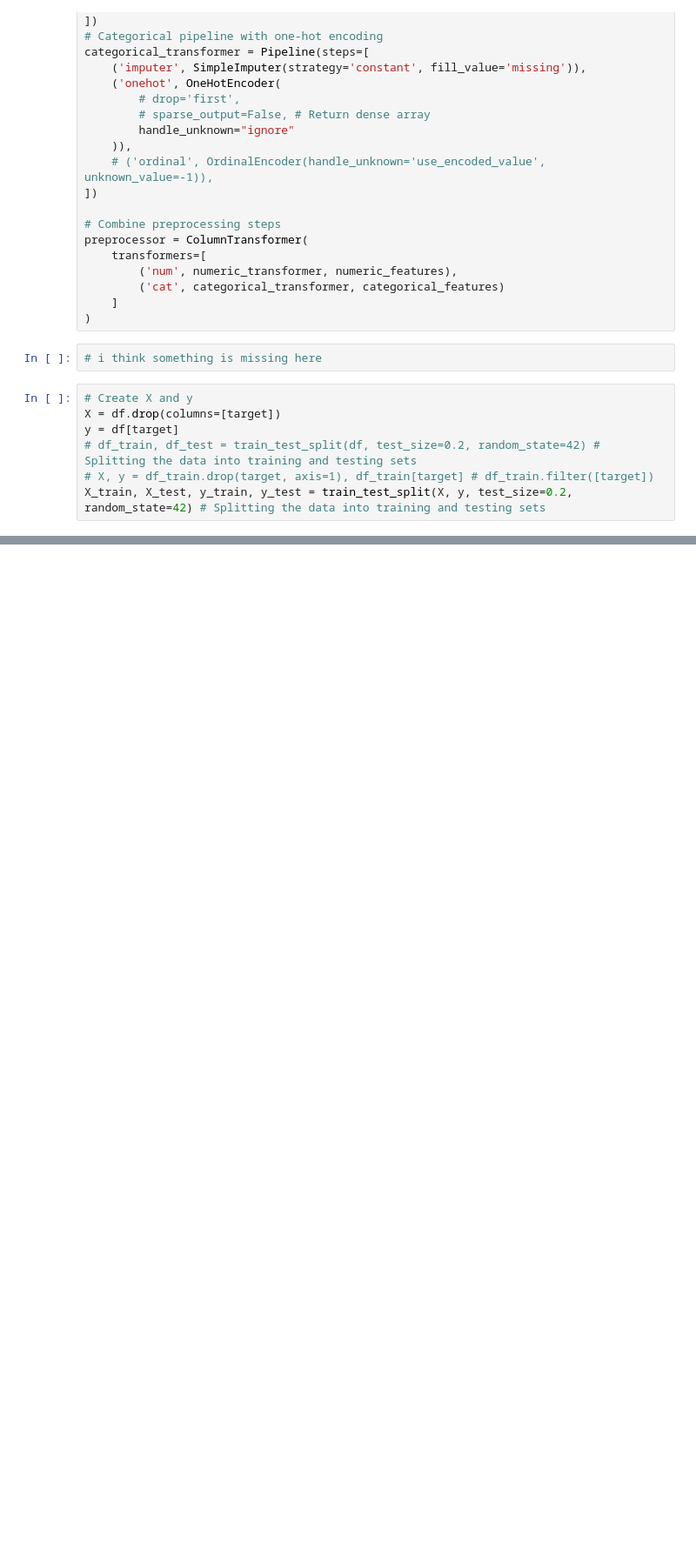
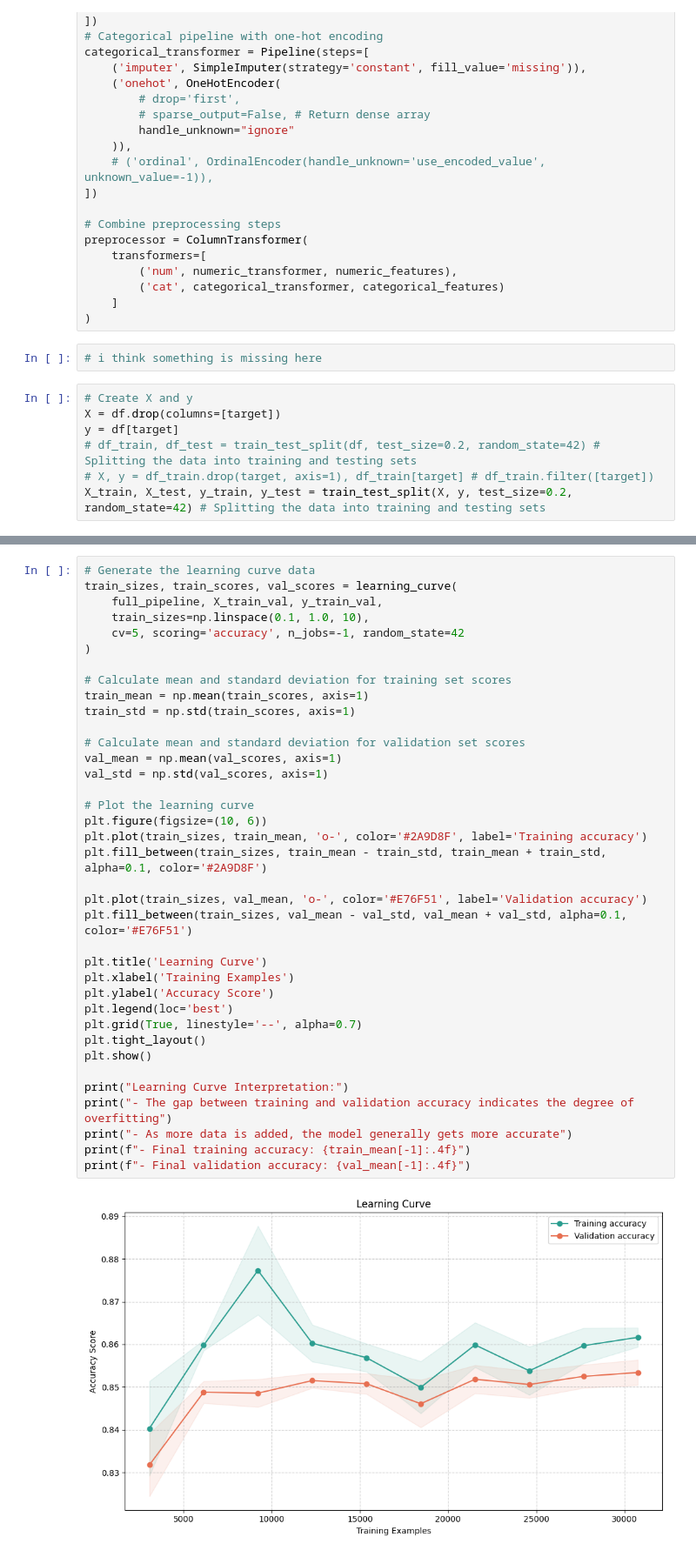
Before and after one commit to jcp-tech/Seneca_Class_Notes, a Jupyter notebook: Semester 1/AIG100 - Machine Learing/Project 3/Project 3 - AIG100 - Jonathan Chacko.ipynb, the cells around one changed output, grey strips where cells are left out. Shown: that part at 87% size. Cells and saved outputs as stored; diff of their text form; blank space fills up the shorter version.

```diff
--- a/Semester 1/AIG100 - Machine Learing/Project 3/Project 3 - AIG100 - Jonathan Chacko.ipynb
+++ b/Semester 1/AIG100 - Machine Learing/Project 3/Project 3 - AIG100 - Jonathan Chacko.ipynb
@@ -201,0 +462,39 @@ X_train, X_test, y_train, y_test = train_test_split(X, y, test_size=0.2, random_
+# %%
+# Generate the learning curve data
+train_sizes, train_scores, val_scores = learning_curve(
+    full_pipeline, X_train_val, y_train_val,
+    train_sizes=np.linspace(0.1, 1.0, 10),
+    cv=5, scoring='accuracy', n_jobs=-1, random_state=42
+)
+
+# Calculate mean and standard deviation for training set scores
+train_mean = np.mean(train_scores, axis=1)
+train_std = np.std(train_scores, axis=1)
+
+# Calculate mean and standard deviation for validation set scores
+val_mean = np.mean(val_scores, axis=1)
+val_std = np.std(val_scores, axis=1)
+
+# Plot the learning curve
+plt.figure(figsize=(10, 6))
+plt.plot(train_sizes, train_mean, 'o-', color='#2A9D8F', label='Training accuracy')
+plt.fill_between(train_sizes, train_mean - train_std, train_mean + train_std, alpha=0.1, color='#2A9D8F')
+
+plt.plot(train_sizes, val_mean, 'o-', color='#E76F51', label='Validation accuracy')
+plt.fill_between(train_sizes, val_mean - val_std, val_mean + val_std, alpha=0.1, color='#E76F51')
+
+plt.title('Learning Curve')
+plt.xlabel('Training Examples')
+plt.ylabel('Accuracy Score')
+plt.legend(loc='best')
+plt.grid(True, linestyle='--', alpha=0.7)
+plt.tight_layout()
+plt.show()
+
+print("Learning Curve Interpretation:")
+print("- The gap between training and validation accuracy indicates the degree of overfitting")
+print("- As more data is added, the model generally gets more accurate")
+print(f"- Final training accuracy: {train_mean[-1]:.4f}")
+print(f"- Final validation accuracy: {val_mean[-1]:.4f}")
+# %% [output]
+[figure, added]
```
Also changed, not shown: parts of 34 cells of this notebook.
